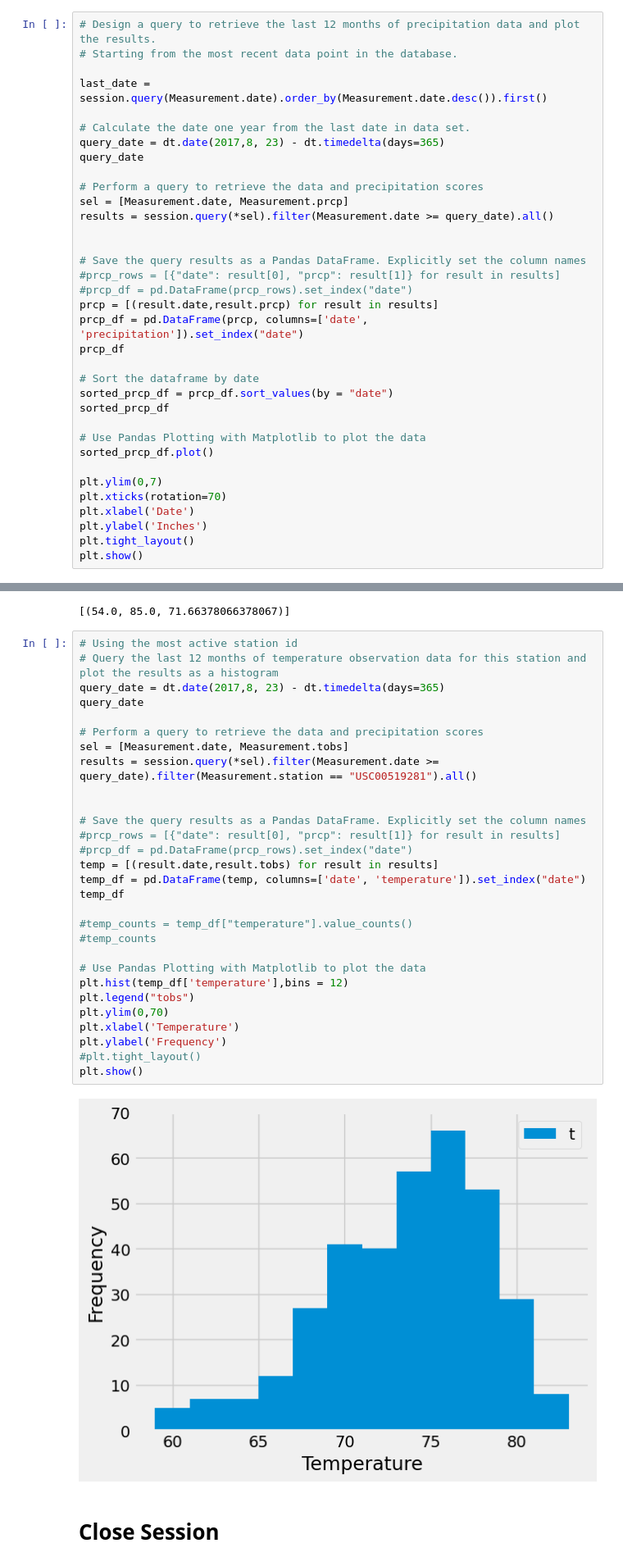
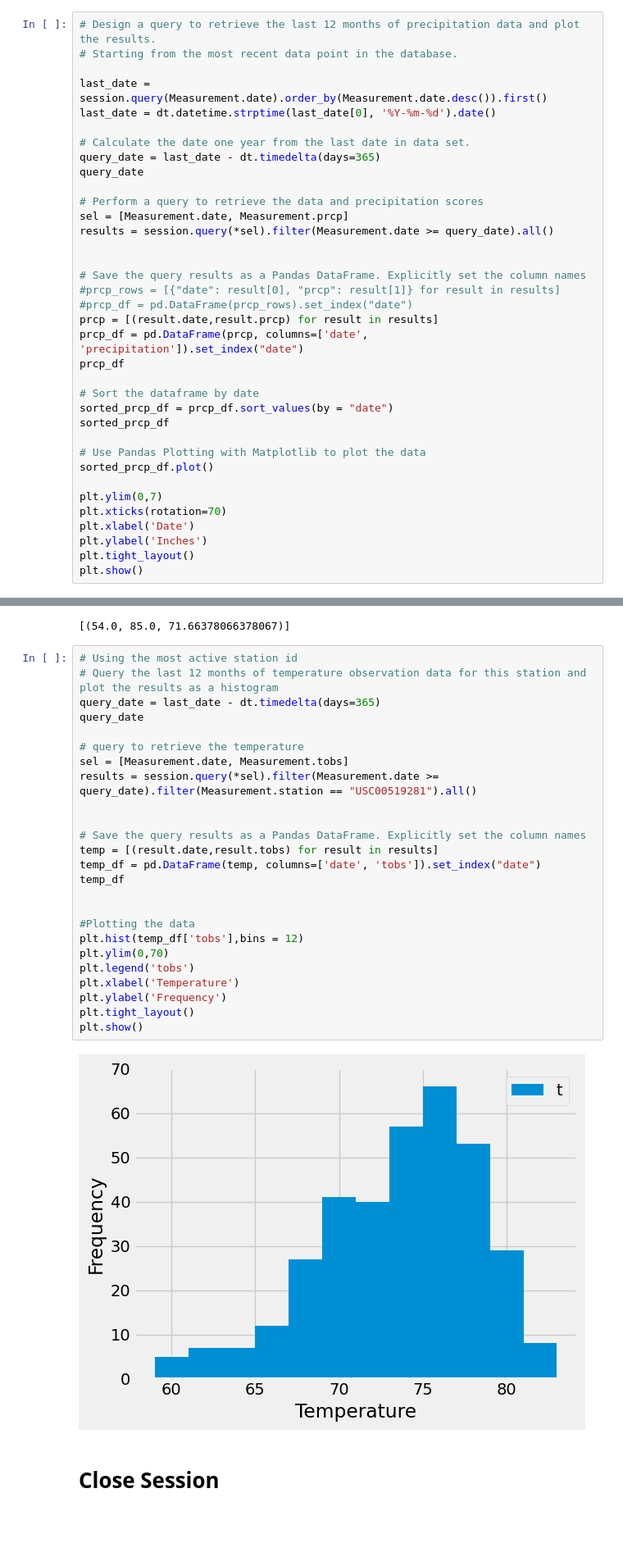
Before and after one commit to Andreanimako/Hawaii-Cllimate-analysis, a Jupyter notebook: SurfsUp/climate_starter.ipynb, the cells around one changed output, grey strips where cells are left out. Shown at 82% size. Drawn from its saved outputs; the diff is of its cells as text; blank space fills up the shorter version.

```diff
--- a/SurfsUp/climate_starter.ipynb
+++ b/SurfsUp/climate_starter.ipynb
@@ -47,9 +47,10 @@ session.query(Measurement.date).order_by(Measurement.date.desc()).first()
 # Starting from the most recent data point in the database.
 
 last_date = session.query(Measurement.date).order_by(Measurement.date.desc()).first()
+last_date = dt.datetime.strptime(last_date[0], '%Y-%m-%d').date()
 
 # Calculate the date one year from the last date in data set.
-query_date = dt.date(2017,8, 23) - dt.timedelta(days=365)
+query_date = last_date - dt.timedelta(days=365)
 query_date
 
 # Perform a query to retrieve the data and precipitation scores
@@ -125,34 +126,30 @@ session.query(func.min(Measurement.tobs),func.max(Measurement.tobs),func.avg(Mea
 # %%
 # Using the most active station id
 # Query the last 12 months of temperature observation data for this station and plot the results as a histogram
-query_date = dt.date(2017,8, 23) - dt.timedelta(days=365)
+query_date = last_date - dt.timedelta(days=365)
 query_date
 
-# Perform a query to retrieve the data and precipitation scores
+# query to retrieve the temperature
 sel = [Measurement.date, Measurement.tobs]
 results = session.query(*sel).filter(Measurement.date >= query_date).filter(Measurement.station == "USC00519281").all()
 
 
 # Save the query results as a Pandas DataFrame. Explicitly set the column names
-#prcp_rows = [{"date": result[0], "prcp": result[1]} for result in results]
-#prcp_df = pd.DataFrame(prcp_rows).set_index("date")
 temp = [(result.date,result.tobs) for result in results]
-temp_df = pd.DataFrame(temp, columns=['date', 'temperature']).set_index("date")
+temp_df = pd.DataFrame(temp, columns=['date', 'tobs']).set_index("date")
 temp_df
 
-#temp_counts = temp_df["temperature"].value_counts()
-#temp_counts
 
-# Use Pandas Plotting with Matplotlib to plot the data
-plt.hist(temp_df['temperature'],bins = 12)
-plt.legend("tobs")
+#Plotting the data
+plt.hist(temp_df['tobs'],bins = 12)
 plt.ylim(0,70)
+plt.legend('tobs')
 plt.xlabel('Temperature')
 plt.ylabel('Frequency')
-#plt.tight_layout()
+plt.tight_layout()
 plt.show()
 # %% [output]
-[figure, old version]
+[figure, new version]
 # %% [markdown]
 # Close Session
 # %%
```
